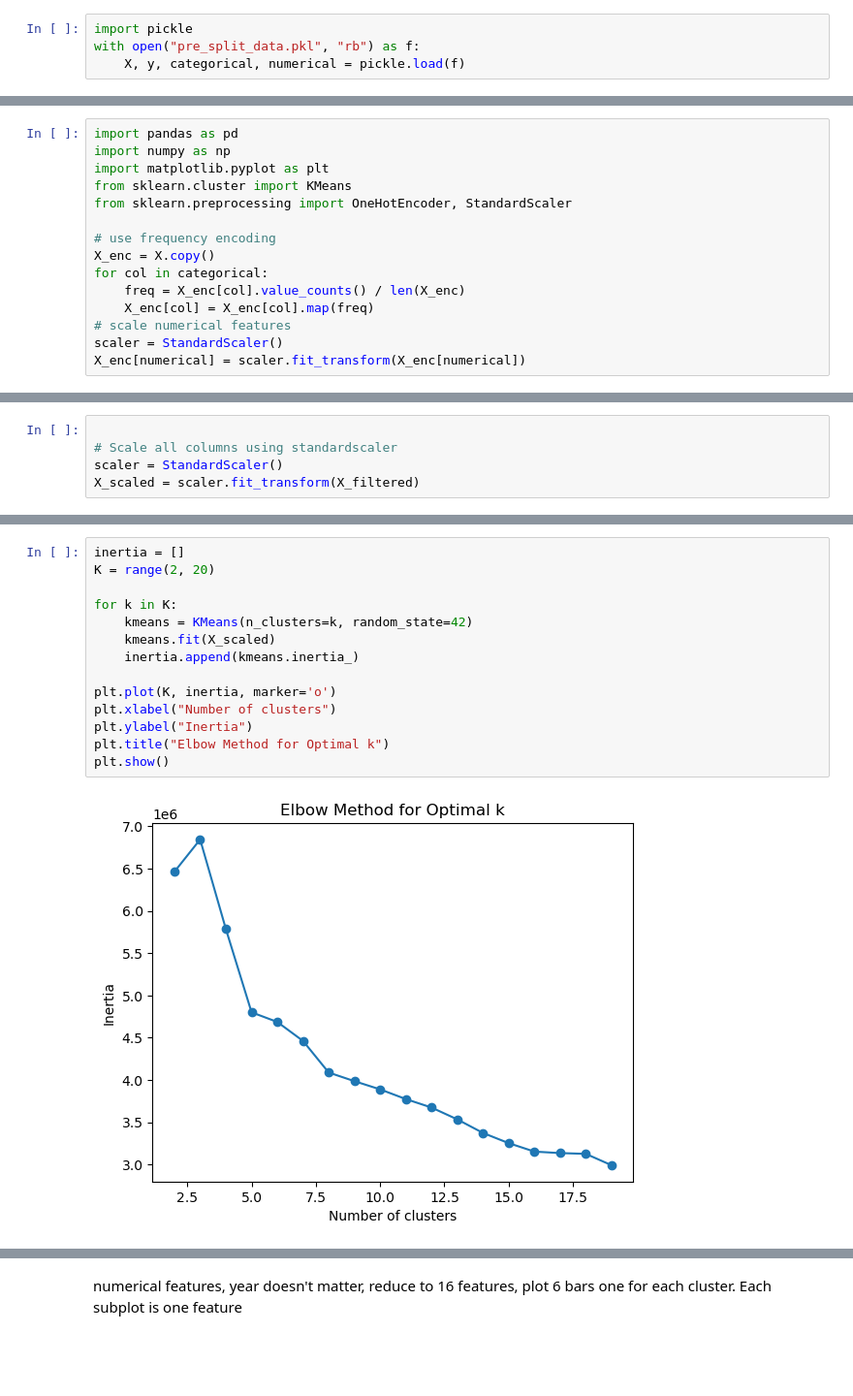
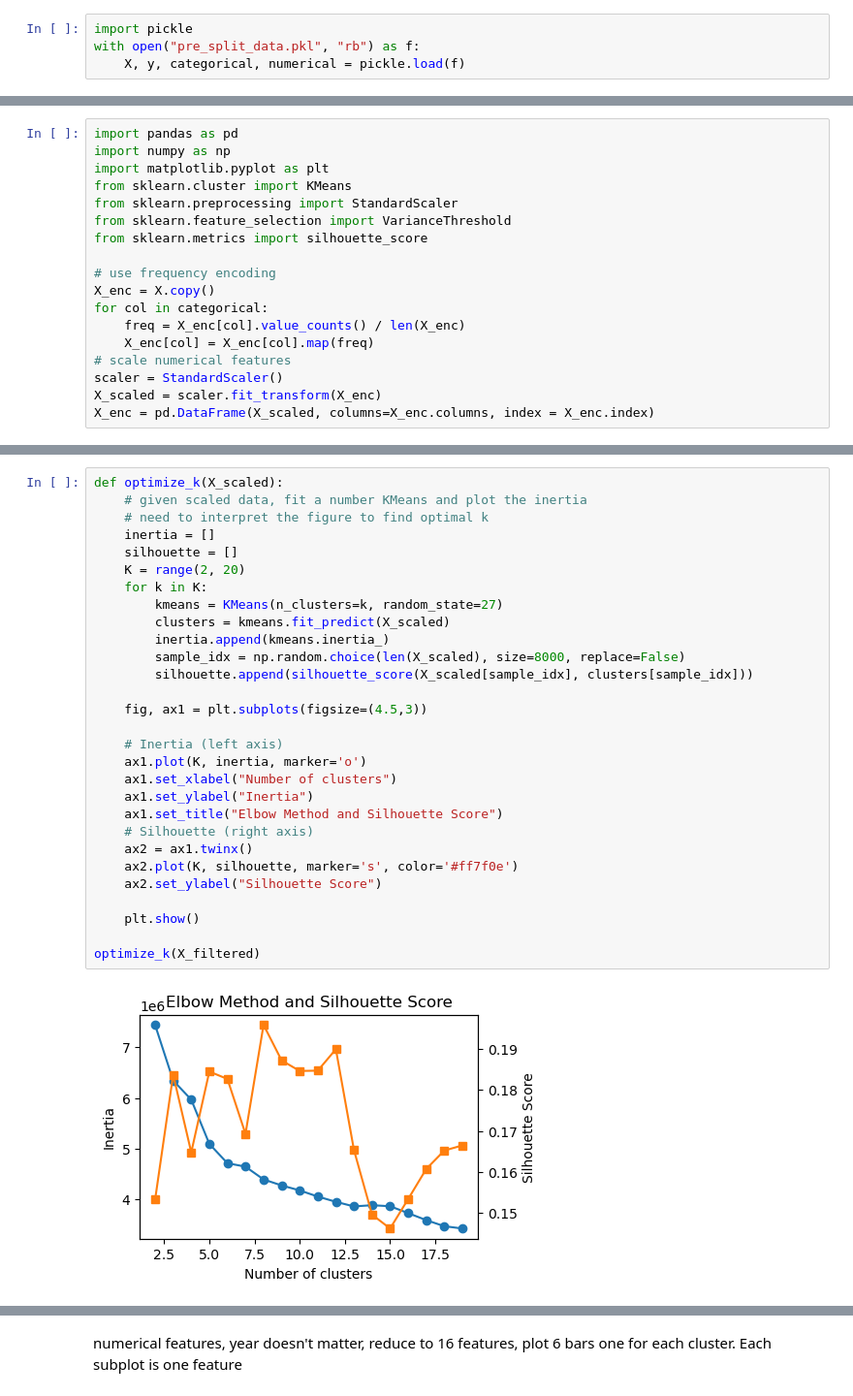
Before and after one commit to yang3410/Chase-take-home-project, a Jupyter notebook: Clustering.ipynb, the cells around one changed output, grey strips where cells are left out. Shown at 97% size. Drawn from its saved outputs; the diff is of its cells as text; blank space fills up the shorter version.

```diff
--- a/Clustering.ipynb
+++ b/Clustering.ipynb
@@ -9,7 +13,9 @@ import pandas as pd
 import numpy as np
 import matplotlib.pyplot as plt
 from sklearn.cluster import KMeans
-from sklearn.preprocessing import OneHotEncoder, StandardScaler
+from sklearn.preprocessing import StandardScaler
+from sklearn.feature_selection import VarianceThreshold
+from sklearn.metrics import silhouette_score
 
 # use frequency encoding
 X_enc = X.copy()
@@ -18,5 +24,6 @@ for col in categorical:
     X_enc[col] = X_enc[col].map(freq)
 # scale numerical features
 scaler = StandardScaler()
-X_enc[numerical] = scaler.fit_transform(X_enc[numerical])
+X_scaled = scaler.fit_transform(X_enc)
+X_enc = pd.DataFrame(X_scaled, columns=X_enc.columns, index = X_enc.index)
 # %%
@@ -50,6 +38 @@ Index(['age', 'class of worker', 'detailed industry recode',
-# %%
-
-# Scale all columns using standardscaler
-scaler = StandardScaler()
-X_scaled = scaler.fit_transform(X_filtered)
 # %% [markdown]
@@ -57,16 +40,31 @@ We first run a K-Means directly on scaled data.
 # %%
-inertia = []
-K = range(2, 20)
+def optimize_k(X_scaled):
+    # given scaled data, fit a number KMeans and plot the inertia
+    # need to interpret the figure to find optimal k
+    inertia = []
+    silhouette = []
+    K = range(2, 20)
+    for k in K:
+        kmeans = KMeans(n_clusters=k, random_state=27)
+        clusters = kmeans.fit_predict(X_scaled)
+        inertia.append(kmeans.inertia_)
+        sample_idx = np.random.choice(len(X_scaled), size=8000, replace=False)
+        silhouette.append(silhouette_score(X_scaled[sample_idx], clusters[sample_idx]))
 
-for k in K:
-    kmeans = KMeans(n_clusters=k, random_state=42)
-    kmeans.fit(X_scaled)
-    inertia.append(kmeans.inertia_)
+    fig, ax1 = plt.subplots(figsize=(4.5,3))
 
-plt.plot(K, inertia, marker='o')
-plt.xlabel("Number of clusters")
-plt.ylabel("Inertia")
-plt.title("Elbow Method for Optimal k")
-plt.show()
+    # Inertia (left axis)
+    ax1.plot(K, inertia, marker='o')
+    ax1.set_xlabel("Number of clusters")
+    ax1.set_ylabel("Inertia")
+    ax1.set_title("Elbow Method and Silhouette Score")
+    # Silhouette (right axis)
+    ax2 = ax1.twinx()
+    ax2.plot(K, silhouette, marker='s', color='#ff7f0e')
+    ax2.set_ylabel("Silhouette Score")
+
+    plt.show()
+
+optimize_k(X_filtered)
 # %% [output]
-[figure, old version]
+[figure, new version]
```
Also changed, not shown: parts of 21 cells of this notebook, 9 other files.
